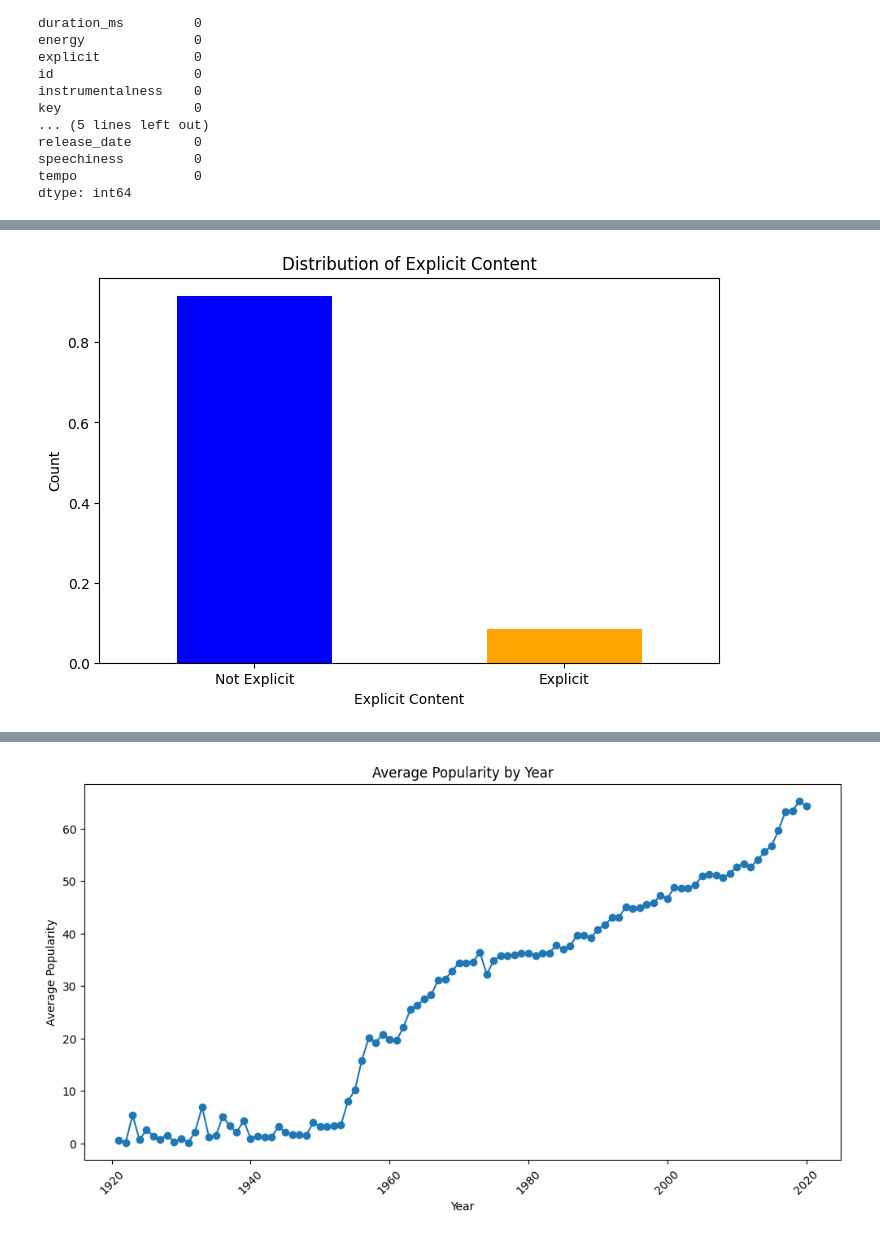
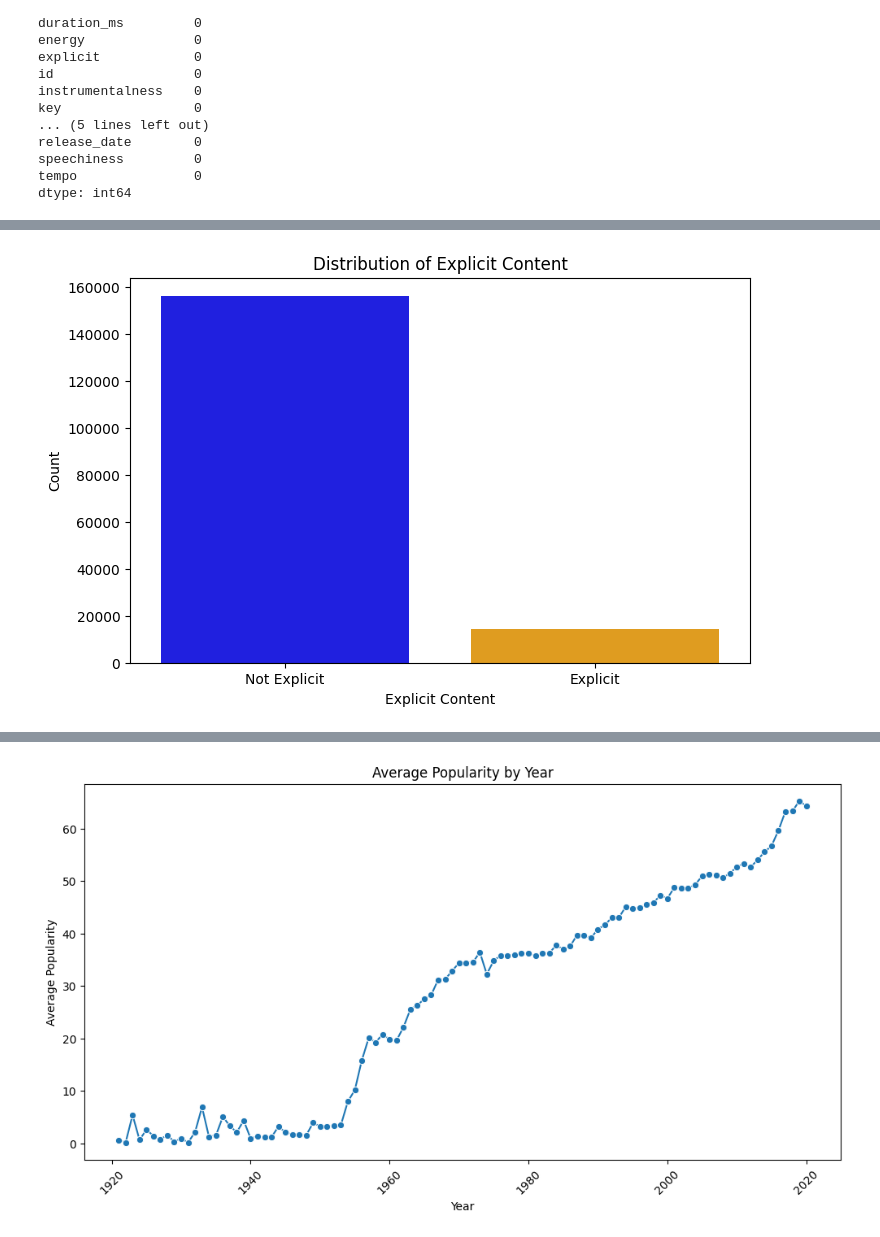
Before and after one commit to Nobodybob1/Music-Recommendation, a Jupyter notebook: main.ipynb, the cells around one changed output, grey strips where cells are left out. Drawn from its saved outputs; the diff is of its cells as text; code cells hidden in the pictures.

```diff
--- a/main.ipynb
+++ b/main.ipynb
@@ -97,13 +98,13 @@ plt.show()
 # %%
 # Distribution of explicit content
 plt.figure(figsize=(8, 5))
-train_data['explicit'].value_counts(normalize=True).plot(kind='bar', color=['blue', 'orange'])
+sns.countplot(x='explicit', hue='explicit', data=train_data, palette=['blue', 'orange'], legend=False)
 plt.title('Distribution of Explicit Content')
 plt.xlabel('Explicit Content')
 plt.ylabel('Count')
-plt.xticks(ticks=[0, 1], labels=['Not Explicit', 'Explicit'], rotation=0)
+plt.xticks(ticks=[0, 1], labels=['Not Explicit', 'Explicit'])
 plt.show()
 # %% [output]
-[figure, old version]
+[figure, new version]
 # %%
 # Top 10 Artists by Number of Tracks
```
Also changed, not shown: parts of 13 cells of this notebook.
